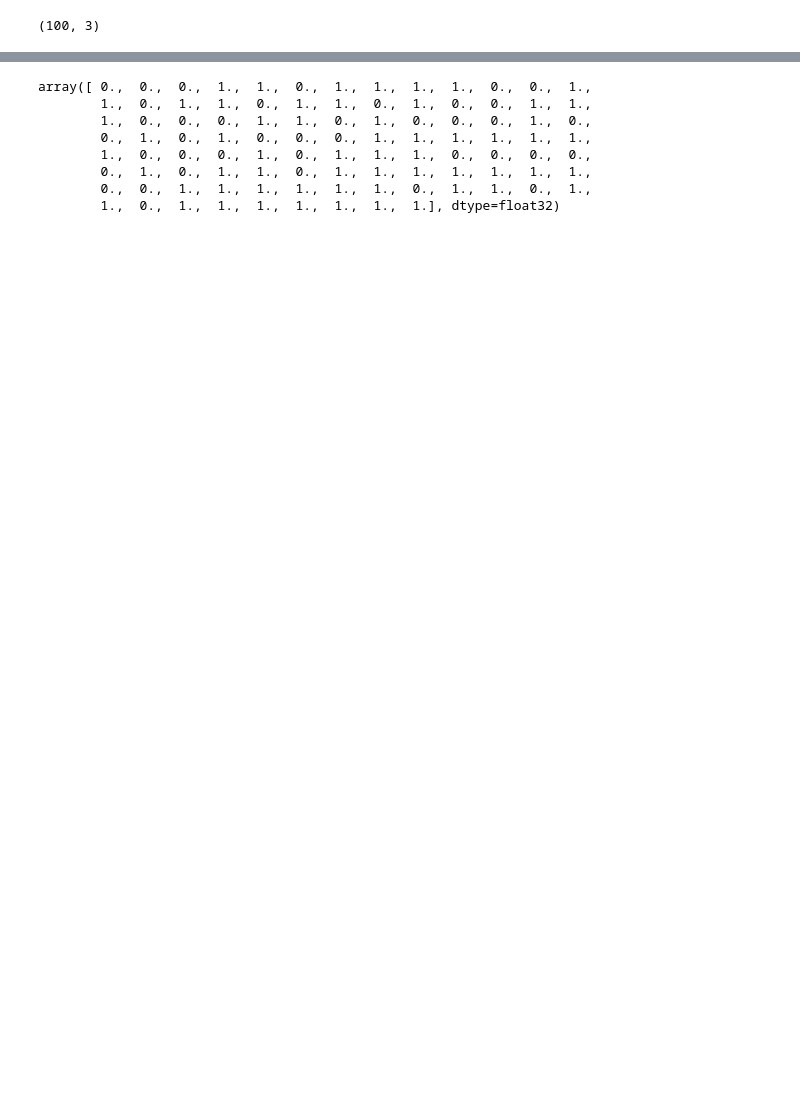
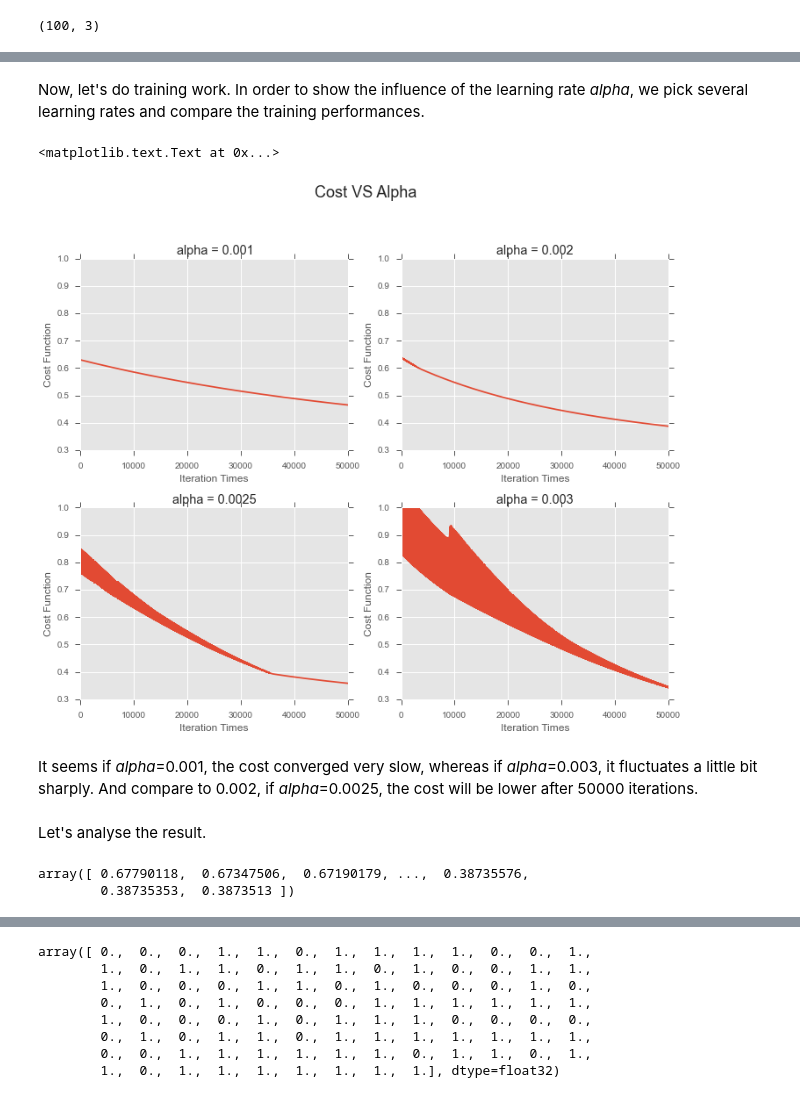
Before and after one commit to richardsun-voyager/MLAlgorithmsInPython, a Jupyter notebook: LogisticRegression/logisticRegression.ipynb, the cells around one changed output, grey strips where cells are left out. Saved outputs shown, nothing was run; the diff lists cells and outputs as text; code cells hidden in the pictures; blank space fills up the shorter version.

Commit message:
Modified Logistic Regression

```diff
--- a/LogisticRegression/logisticRegression.ipynb
+++ b/LogisticRegression/logisticRegression.ipynb
@@ -48,6 +54,8 @@ def trainLogisticRegression(X, y, alpha=0.01, num_iters=300):
     if len(X) != len(y):
         print 'The dimensions do not match!'
         return None
+
+    #Define some variables
     dim = X.shape
     sample_num = len(y)#the length of the samples
     feature_num = 0
@@ -55,16 +63,19 @@ def trainLogisticRegression(X, y, alpha=0.01, num_iters=300):
         feature_num = X.shape[1]
     else:
         feature_num = 1
+    sample_num = len(y)#Number of training cases
     input_train = np.insert(X, feature_num, 1, axis=1)#Insert the constant value
     theta = np.zeros(feature_num+1)
     feature_num = len(theta)#the number of features
     temp_theta = theta
     cost_iter = np.zeros(num_iters)#Record the cost each time
+
+    #Iteration
     for i in range(num_iters):
         #Update theta during each iteration
         for j in range(feature_num):
             diff = sigmoid(np.dot(input_train, theta)) - y
-            temp_theta[j] = theta[j] - alpha *  np.dot(diff, input_train[:, j])/m
+            temp_theta[j] = theta[j] - alpha *  np.dot(diff, input_train[:, j])/sample_num
         theta = temp_theta
         #print theta
         cost_iter[i] = costFunc(input_train, y, theta)
@@ -126,0 +139,32 @@ pl.plot(costs)
+# %% [markdown]
+Now, let's do training work. In order to show the influence of the learning rate *alpha*, we pick several learning rates and compare the training performances.
+# %%
+alphas = [0.001, 0.002, 0.0025, 0.003]
+theta_list = []
+cost_list = []
+fig = pl.figure(figsize=(12,9))
+for k, alpha in enumerate(alphas):
+    [theta, costs] = trainLogisticRegression(X, y, alpha=alpha, num_iters=50000)
+    theta_list.append(theta)
+    cost_list.append(costs)
+    ax = fig.add_subplot(2, 2, k+1)
+    ax.plot(costs)
+    #ax.set_title('Descending of Cost Function')
+    ax.set_title('alpha = %s'%(alpha))
+    ax.set_xlabel('Iteration Times')
+    ax.set_ylabel('Cost Function')
+    ax.set_ylim([0.3, 1])
+fig.subplots_adjust(left=None, bottom=None, right=None, top=None,wspace=None, hspace=0.3)
+fig.suptitle('Cost VS Alpha', fontsize=18, y=1.03)
+# %% [output]
+<matplotlib.text.Text at 0x...>
+[figure, added]
+# %% [markdown]
+It seems if *alpha*=0.001, the cost converged very slow, whereas if *alpha*=0.003, it fluctuates a little bit sharply. And compare to 0.002, if *alpha*=0.0025, the cost will be lower after 50000 iterations.
+# %% [markdown]
+Let's analyse the result.
+# %%
+cost_list[2]
+# %% [output]
+array([ 0.67790118,  0.67347506,  0.67190179, ...,  0.38735576,
+        0.38735353,  0.3873513 ])
```
Also changed, not shown: parts of 18 cells of this notebook.
